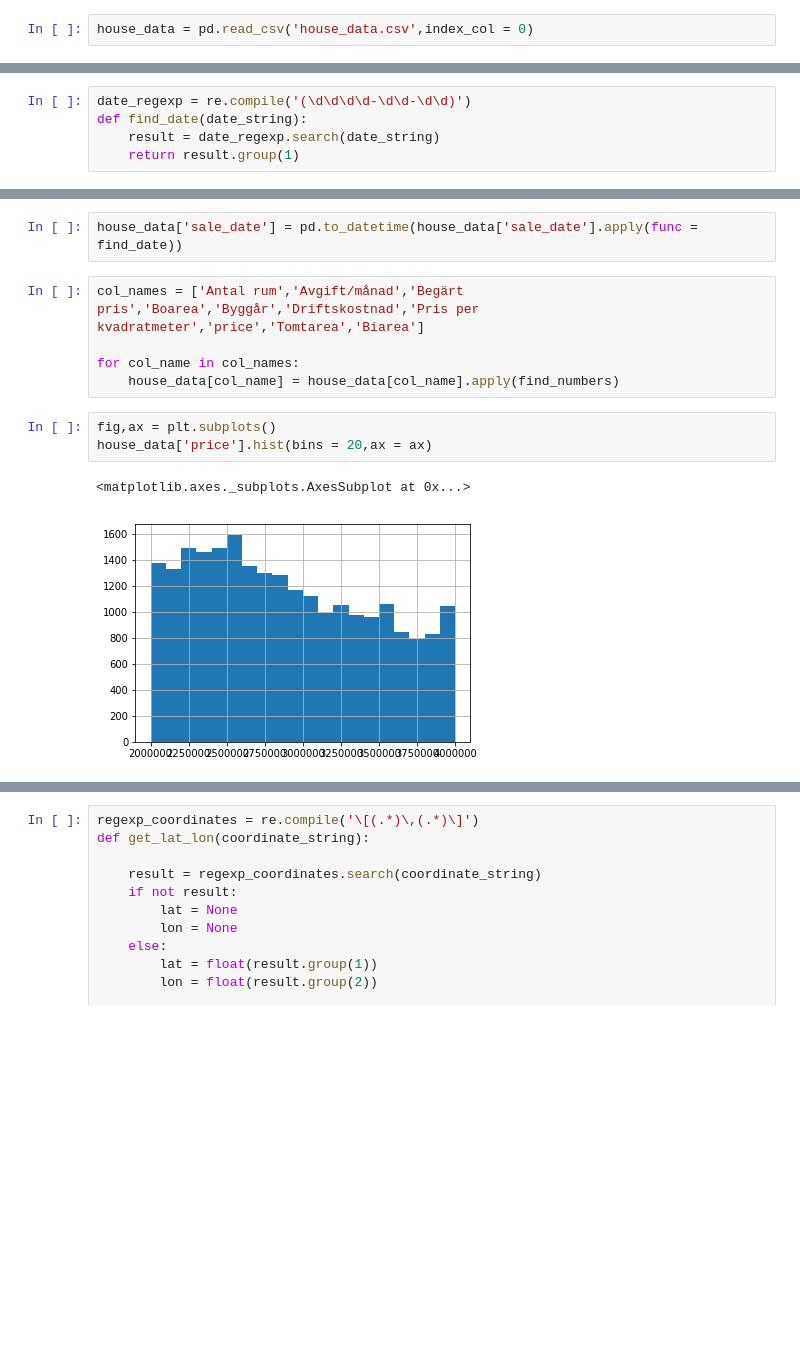
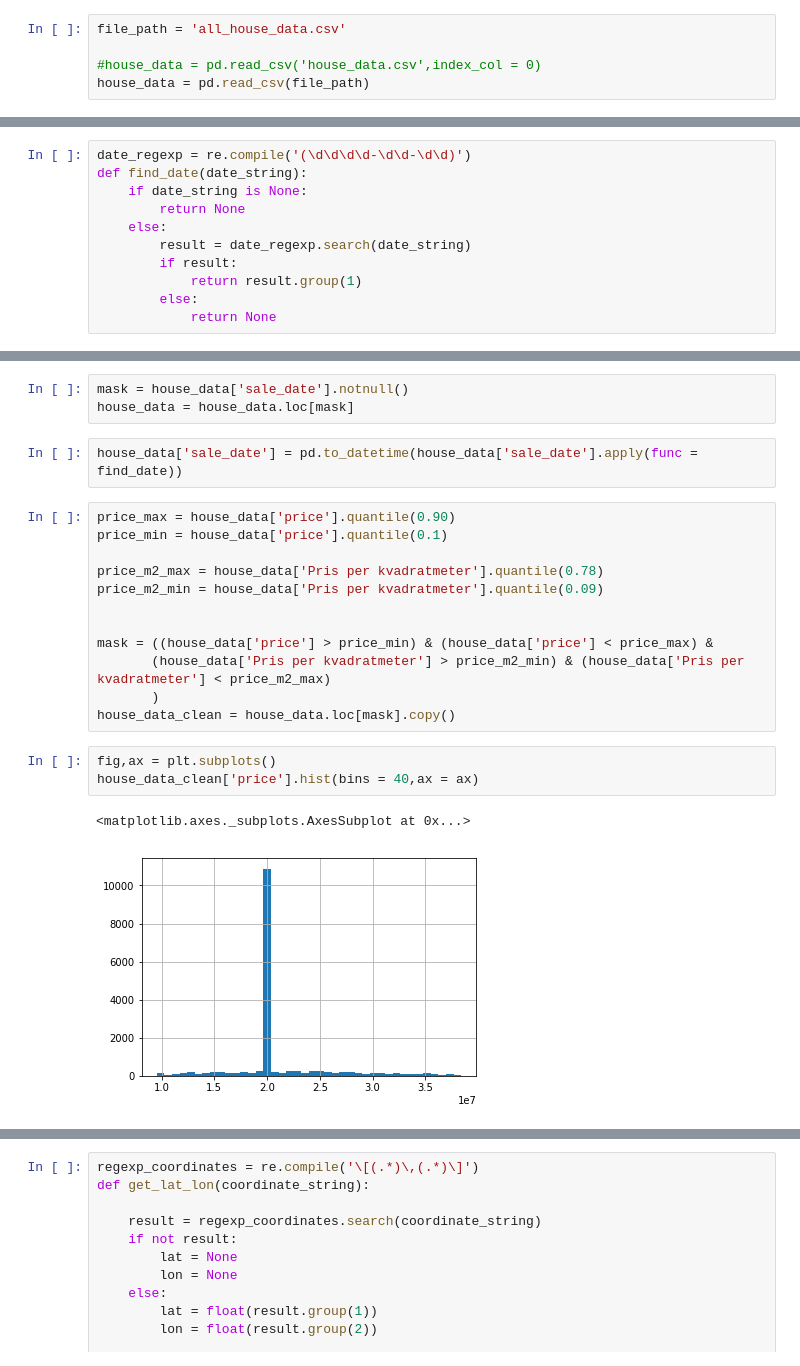
Before and after one commit to martinlarsalbert/hemnet, a Jupyter notebook: 02_cleaning.ipynb, the cells around one changed output, grey strips where cells are left out. Drawn from its saved outputs; the diff is of its cells as text; blank space fills up the shorter version.

```diff
--- a/02_cleaning.ipynb
+++ b/02_cleaning.ipynb
@@ -7,3 +8,6 @@ import re
 # %%
-house_data = pd.read_csv('house_data.csv',index_col = 0)
+file_path = 'all_house_data.csv'
+
+#house_data = pd.read_csv('house_data.csv',index_col = 0)
+house_data = pd.read_csv(file_path)
 # %%
@@ -46,5 +49,11 @@ def find_numbers(text):
 # %%
 date_regexp = re.compile('(\d\d\d\d-\d\d-\d\d)')
 def find_date(date_string):
-    result = date_regexp.search(date_string)
-    return result.group(1)
+    if date_string is None:
+        return None
+    else:
+        result = date_regexp.search(date_string)
+        if result:
+            return result.group(1)
+        else:
+            return None
@@ -51,15 +65,25 @@ def find_date(date_string):
+# %%
+mask = house_data['sale_date'].notnull()
+house_data = house_data.loc[mask]
 # %%
 house_data['sale_date'] = pd.to_datetime(house_data['sale_date'].apply(func = find_date))
-# %%
-col_names = ['Antal rum','Avgift/månad','Begärt pris','Boarea','Byggår','Driftskostnad','Pris per kvadratmeter','price','Tomtarea','Biarea']
-
-for col_name in col_names:
-    house_data[col_name] = house_data[col_name].apply(find_numbers)
+# %%
+price_max = house_data['price'].quantile(0.90)
+price_min = house_data['price'].quantile(0.1)
+
+price_m2_max = house_data['Pris per kvadratmeter'].quantile(0.78)
+price_m2_min = house_data['Pris per kvadratmeter'].quantile(0.09)
+
+
+mask = ((house_data['price'] > price_min) & (house_data['price'] < price_max) &
+       (house_data['Pris per kvadratmeter'] > price_m2_min) & (house_data['Pris per kvadratmeter'] < price_m2_max)
+       )
+house_data_clean = house_data.loc[mask].copy()
 # %%
 fig,ax = plt.subplots()
-house_data['price'].hist(bins = 20,ax = ax)
+house_data_clean['price'].hist(bins = 40,ax = ax)
 # %% [output]
 <matplotlib.axes._subplots.AxesSubplot at 0x...>
-[figure, old version]
+[figure, new version]
 # %%
 fig,ax = plt.subplots()
```
Also changed, not shown: parts of 10 cells of this notebook, 2 other files.
